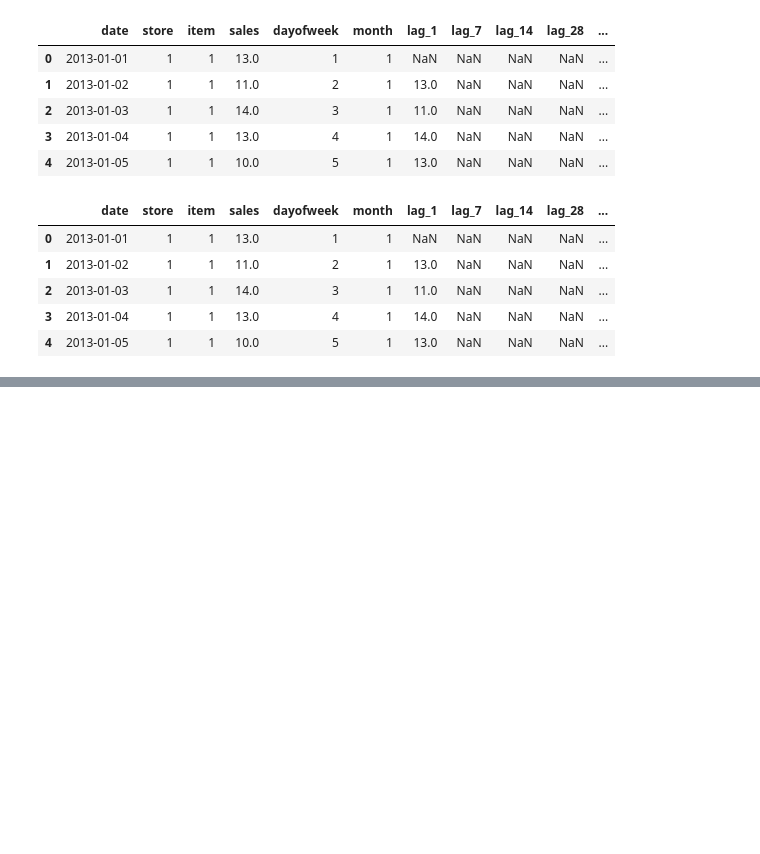
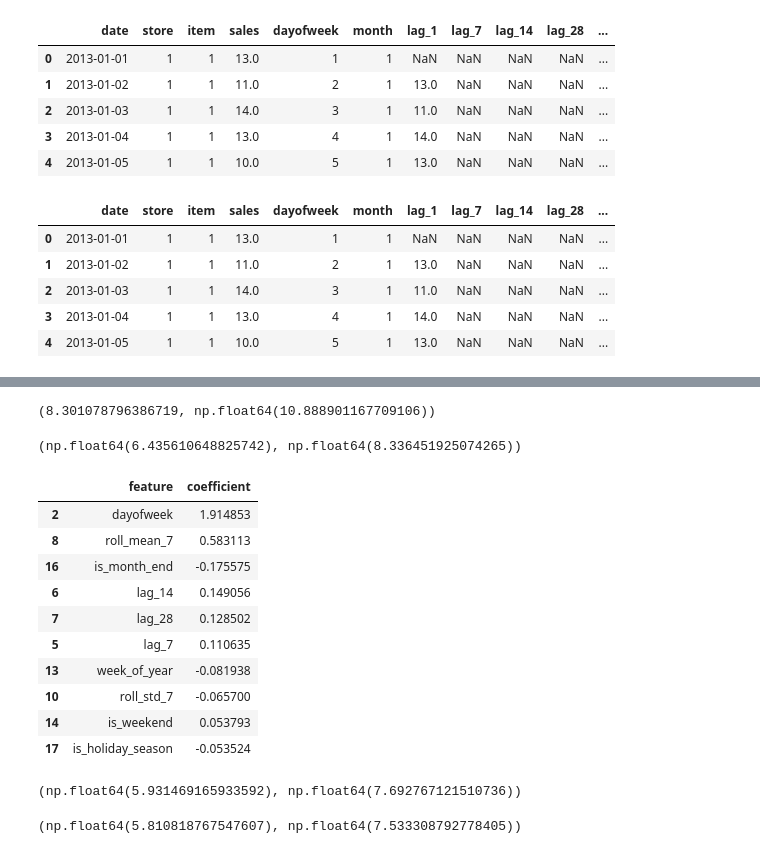
Before and after one commit to Harsha081459/Retail-Demand-Forecasting, a Jupyter notebook: notebook.ipynb, the cells around one changed output, grey strips where cells are left out. Cells and saved outputs as stored; diff of their text form; code cells hidden in the pictures; blank space fills up the shorter version.

Commit message:
baseline, trained models, errors...

```diff
--- a/notebook.ipynb
+++ b/notebook.ipynb
@@ -318,3 +318,6 @@ df_final.head()
 | 2 | 2013-01-03 | 1 | 1 | 14.0 | 3 | 1 | 11.0 | NaN | NaN | NaN | ... |
 | 3 | 2013-01-04 | 1 | 1 | 13.0 | 4 | 1 | 14.0 | NaN | NaN | NaN | ... |
 | 4 | 2013-01-05 | 1 | 1 | 10.0 | 5 | 1 | 13.0 | NaN | NaN | NaN | ... |
+# %%
+df_model = df_final.dropna().reset_index(drop=True)
+print(df_model.isnull().sum().sum())
@@ -320,0 +326,4 @@ df_final.head()
+# %%
+# ---- modelling start ----
+y = df_model["sales"]
+X = df_model.drop(columns=["sales", "date"])
@@ -320,0 +342,55 @@ df_final.head()
+# %%
+from sklearn.metrics import mean_absolute_error, mean_squared_error
+mae_baseline = mean_absolute_error(y_true, y_pred_baseline)
+mse_baseline = mean_squared_error(y_true, y_pred_baseline)
+rmse_baseline = np.sqrt(mse_baseline)
+mae_baseline, rmse_baseline
+# %% [output]
+(8.301078796386719, np.float64(10.888901167709106))
+# %%
+from sklearn.model_selection import TimeSeriesSplit
+tscv = TimeSeriesSplit(n_splits=5)
+# %%
+# training and evaluating a simple linear regression model
+from sklearn.linear_model import LinearRegression
+
+mae_scores = []
+rmse_scores = []
+
+for train_idx, test_idx in tscv.split(X):
+    X_train, X_test = X.iloc[train_idx], X.iloc[test_idx]
+    y_train, y_test = y.iloc[train_idx], y.iloc[test_idx]
+
+    model = LinearRegression()
+    model.fit(X_train, y_train)
+
+    y_pred = model.predict(X_test)
+
+    mae = mean_absolute_error(y_test, y_pred)
+    rmse = np.sqrt(mean_squared_error(y_test, y_pred))
+
+    mae_scores.append(mae)
+    rmse_scores.append(rmse)
+# %%
+np.mean(mae_scores), np.mean(rmse_scores)
+# %% [output]
+(np.float64(6.435610648825742), np.float64(8.336451925074265))
+# %%
+coef_df = pd.DataFrame({
+    "feature": X.columns,
+    "coefficient": model.coef_
+}).sort_values(by="coefficient", key=abs, ascending=False)
+
+coef_df.head(10)
+# %% [output]
+|  | feature | coefficient |
+| 2 | dayofweek | 1.914853 |
+| 8 | roll_mean_7 | 0.583113 |
+| 16 | is_month_end | -0.175575 |
+| 6 | lag_14 | 0.149056 |
+| 7 | lag_28 | 0.128502 |
+| 5 | lag_7 | 0.110635 |
+| 13 | week_of_year | -0.081938 |
+| 10 | roll_std_7 | -0.065700 |
+| 14 | is_weekend | 0.053793 |
+| 17 | is_holiday_season | -0.053524 |
@@ -320,0 +424,4 @@ df_final.head()
+# %%
+np.mean(rf_mae_scores), np.mean(rf_rmse_scores)
+# %% [output]
+(np.float64(5.931469165933592), np.float64(7.692767121510736))
@@ -320,0 +459,4 @@ df_final.head()
+# %%
+np.mean(xgb_mae_scores), np.mean(xgb_rmse_scores)
+# %% [output]
+(np.float64(5.810818767547607), np.float64(7.533308792778405))
```
Also changed, not shown: parts of 6 cells of this notebook.
